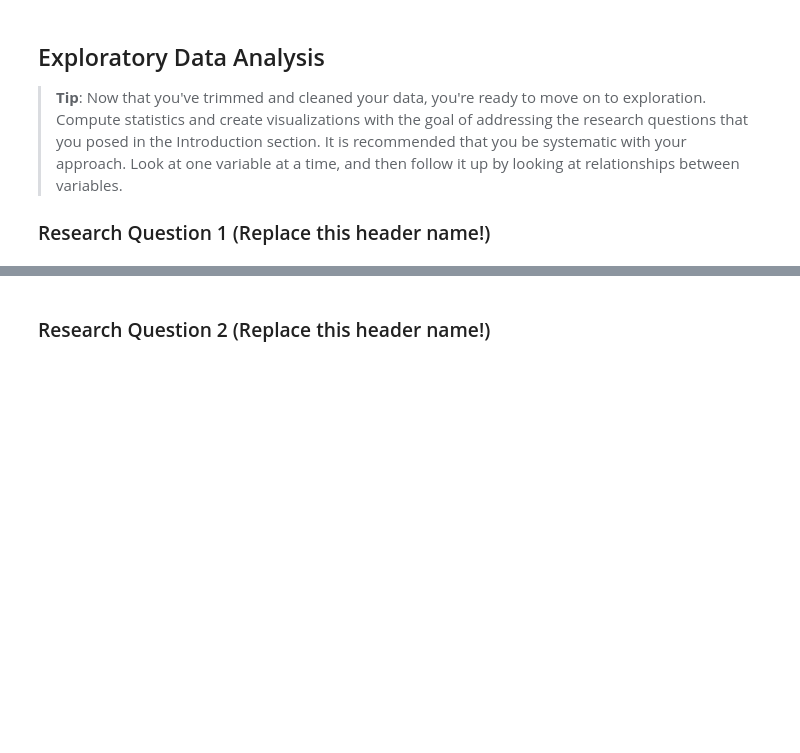
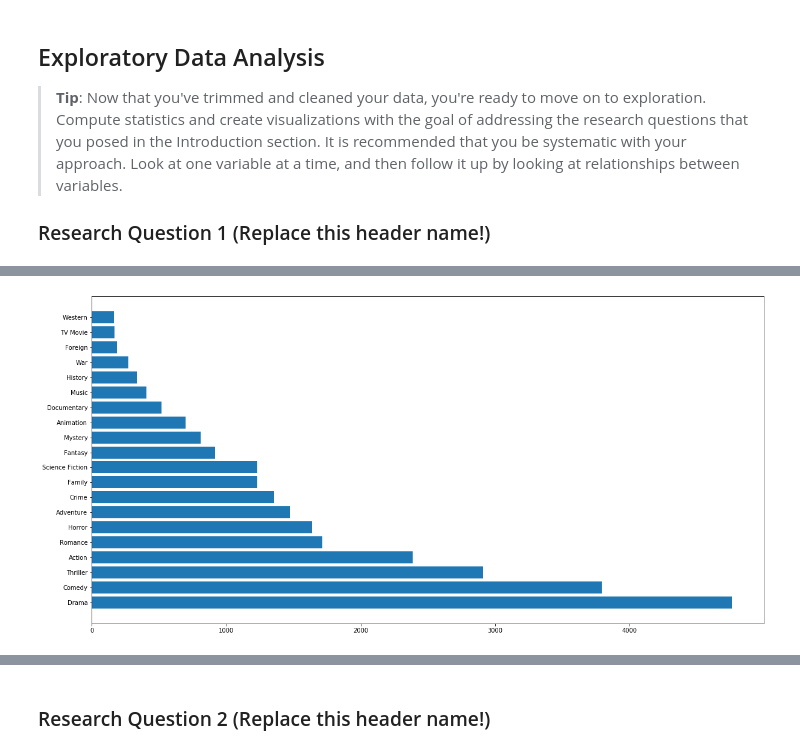
Before and after one commit to jamesl-github/udacity, a Jupyter notebook: nanodegree/data_analysis/Investigate_a_Dataset/investigate-a-dataset.ipynb, the cells around one changed output, grey strips where cells are left out. Saved outputs shown, nothing was run; the diff lists cells and outputs as text; code cells hidden in the pictures; blank space fills up the shorter version.

```diff
--- a/nanodegree/data_analysis/Investigate_a_Dataset/investigate-a-dataset.ipynb
+++ b/nanodegree/data_analysis/Investigate_a_Dataset/investigate-a-dataset.ipynb
@@ -663,0 +199,10 @@ dtype: int64
+# %%
+print(datetime.now())
+
+# since both the unsplit and split genre datafraames have the same indices we can join them together
+genres_df = pd.concat( [genres_df, genres_split_df], axis=1, join="inner" )
+
+if debugging:
+    genres_df.head(3)
+
+print(datetime.now())
@@ -673,0 +500,6 @@ dtype: int64
+# %%
+genre_counts = joined_df["genre"].value_counts()
+
+plt.barh(genre_counts.index.values, genre_counts.values);
+# %% [output]
+[figure, added]
```
Also changed, not shown: parts of 48 cells of this notebook.
